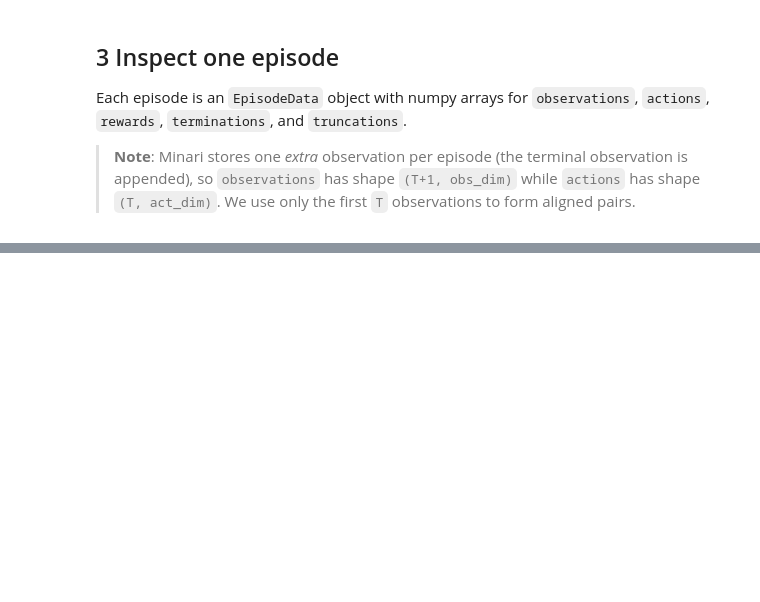
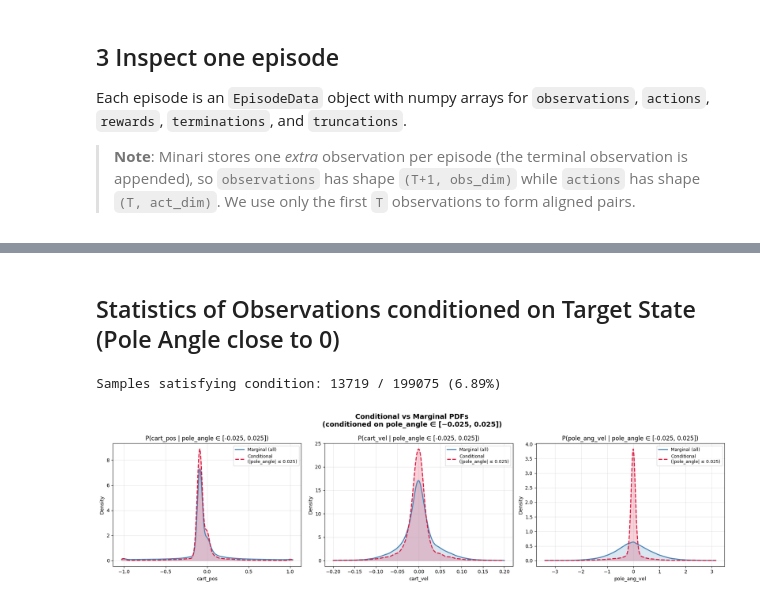
Before and after one commit to mjs161803/cart-pole-som, a Jupyter notebook: explore_dataset.ipynb, the cells around one changed output, grey strips where cells are left out. Saved outputs shown, nothing was run; the diff lists cells and outputs as text; code cells hidden in the pictures; blank space fills up the shorter version.

```diff
--- a/explore_dataset.ipynb
+++ b/explore_dataset.ipynb
@@ -273,0 +171,46 @@ pairwise prototype distances:
+# %% [markdown]
+## Statistics of Observations conditioned on Target State (Pole Angle close to 0)
+# %%
+COL_NAMES_COND = ["cart_pos", "cart_vel", "pole_ang_vel"]
+COL_INDICES = [0, 1, 3]
+TOLERANCE = 0.025
+
+# Condition: pole_angle (col 2) in [-TOLERANCE, +TOLERANCE]
+mask = (all_observations[:, 2] >= -TOLERANCE) & (all_observations[:, 2] <= TOLERANCE)
+obs_conditioned = all_observations[mask]
+obs_unconditioned = all_observations
+
+print(f"Samples satisfying condition: {mask.sum()} / {len(all_observations)} ({100*mask.mean():.2f}%)")
+
+fig, axes = plt.subplots(1, 3, figsize=(18, 5))
+
+for ax, col_idx, name in zip(axes, COL_INDICES, COL_NAMES_COND):
+    col_all = obs_unconditioned[:, col_idx]
+    col_cond = obs_conditioned[:, col_idx]
+
+    x_min = min(col_all.min(), col_cond.min())
+    x_max = max(col_all.max(), col_cond.max())
+    x = np.linspace(x_min, x_max, 500)
+
+    kde_all = gaussian_kde(col_all)
+    kde_cond = gaussian_kde(col_cond)
+
+    ax.plot(x, kde_all(x), color="steelblue", linewidth=2, label="Marginal (all)")
+    ax.fill_between(x, kde_all(x), alpha=0.2, color="steelblue")
+    ax.plot(x, kde_cond(x), color="crimson", linewidth=2, linestyle="--",
+            label=f"Conditional\n(|pole_angle| ≤ {TOLERANCE:g})")
+    ax.fill_between(x, kde_cond(x), alpha=0.2, color="crimson")
+
+    ax.set_title(f"P({name} | pole_angle ∈ [-{TOLERANCE:g}, {TOLERANCE:g}])", fontsize=12)
+    ax.set_xlabel(name)
+    ax.set_ylabel("Density")
+    ax.legend(fontsize=9)
+    ax.grid(True, alpha=0.3)
+
+plt.suptitle(f"Conditional vs Marginal PDFs\n(conditioned on pole_angle ∈ [−{TOLERANCE:g}, {TOLERANCE:g}])",
+             fontsize=14, fontweight="bold")
+plt.tight_layout()
+plt.show()
+# %% [output]
+Samples satisfying condition: 13719 / 199075 (6.89%)
+[figure, added]
```
Also changed, not shown: parts of 15 cells of this notebook.
